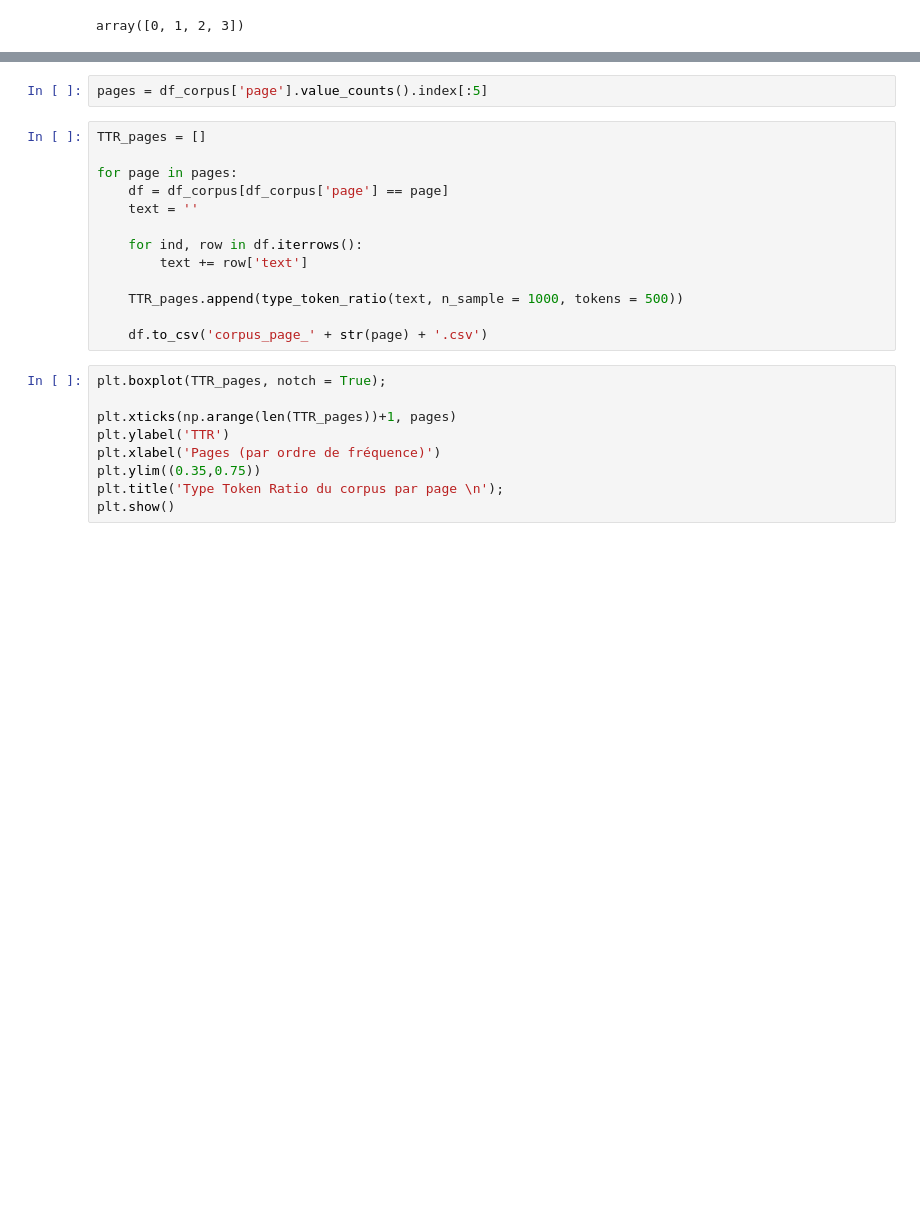
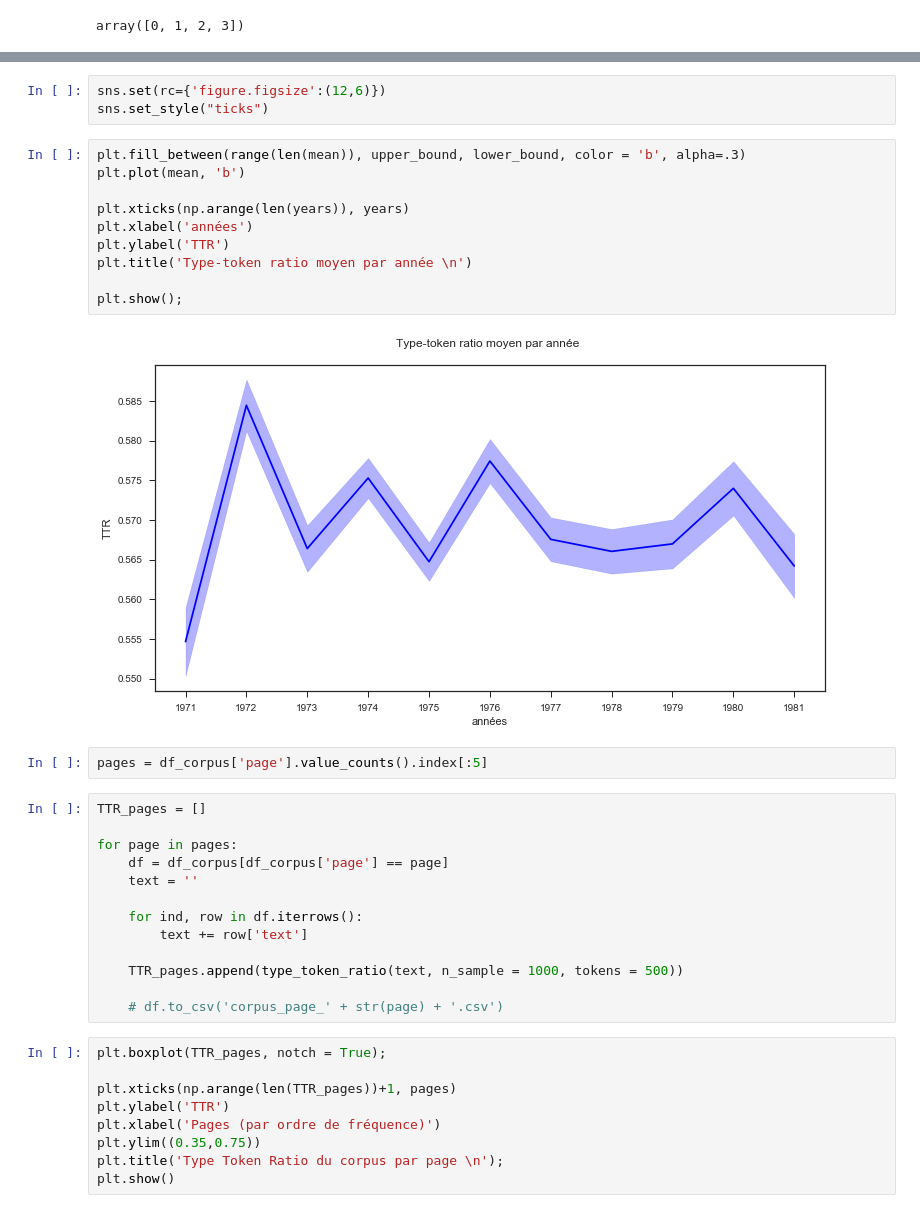
Before and after one commit to RPetitpierre/letemps_archive_opep, a Jupyter notebook: Sentiment_&_TTK.ipynb, the cells around one changed output, grey strips where cells are left out. Drawn from its saved outputs; the diff is of its cells as text; blank space fills up the shorter version.

```diff
--- a/Sentiment_&_TTK.ipynb
+++ b/Sentiment_&_TTK.ipynb
@@ -204,3 +223,18 @@ for year in years:
+# %%
+sns.set(rc={'figure.figsize':(12,6)})
+sns.set_style("ticks")
+# %%
+plt.fill_between(range(len(mean)), upper_bound, lower_bound, color = 'b', alpha=.3)
+plt.plot(mean, 'b')
+
+plt.xticks(np.arange(len(years)), years)
+plt.xlabel('années')
+plt.ylabel('TTR')
+plt.title('Type-token ratio moyen par année \n')
+
+plt.show();
+# %% [output]
+[figure, added]
 # %%
 pages = df_corpus['page'].value_counts().index[:5]
 # %%
@@ -215,7 +249,7 @@ for page in pages:
 
     TTR_pages.append(type_token_ratio(text, n_sample = 1000, tokens = 500))
 
-    df.to_csv('corpus_page_' + str(page) + '.csv')
+    # df.to_csv('corpus_page_' + str(page) + '.csv')
 # %%
 plt.boxplot(TTR_pages, notch = True);
 
```
Also changed, not shown: parts of 13 cells of this notebook.
